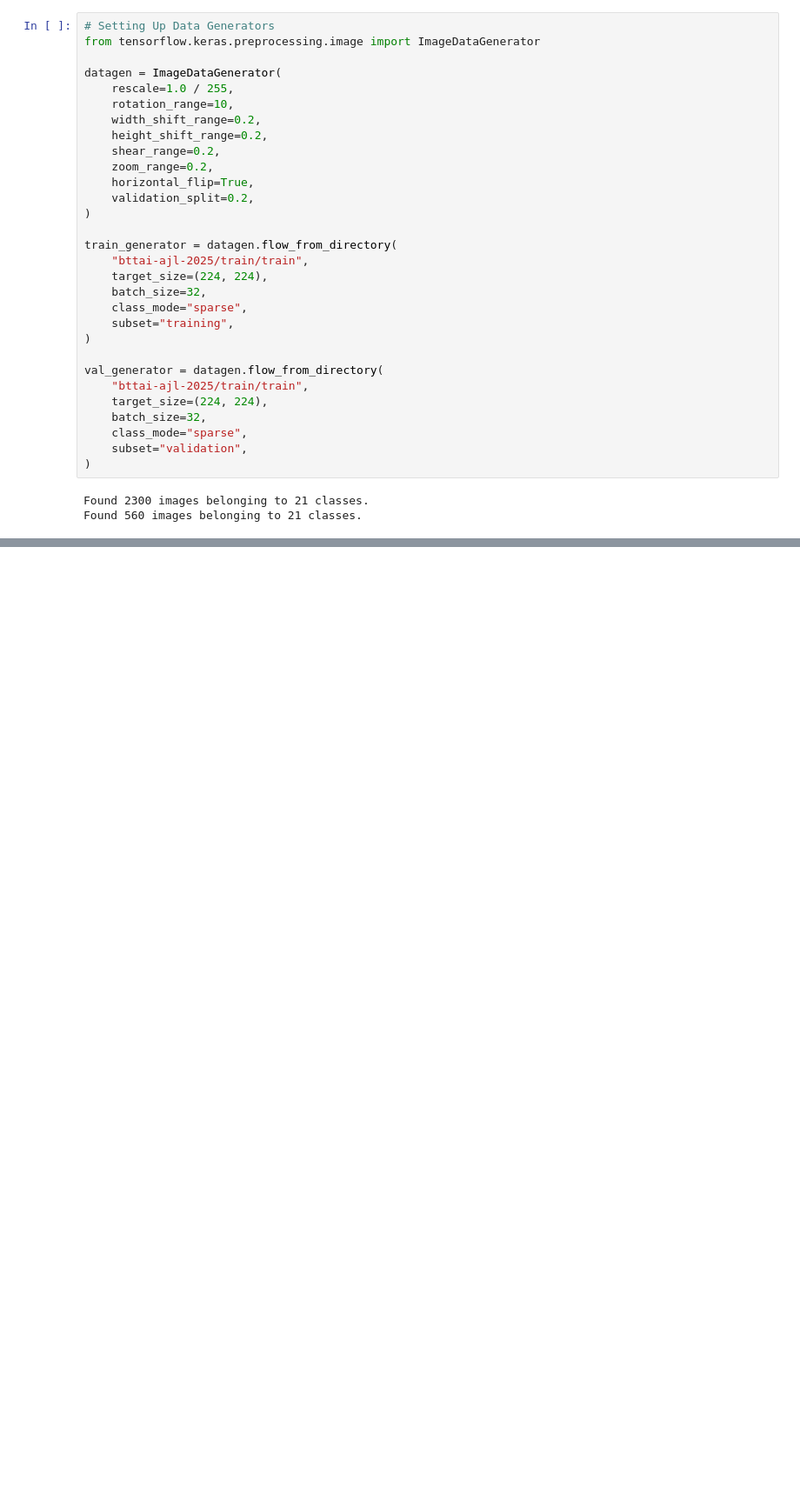
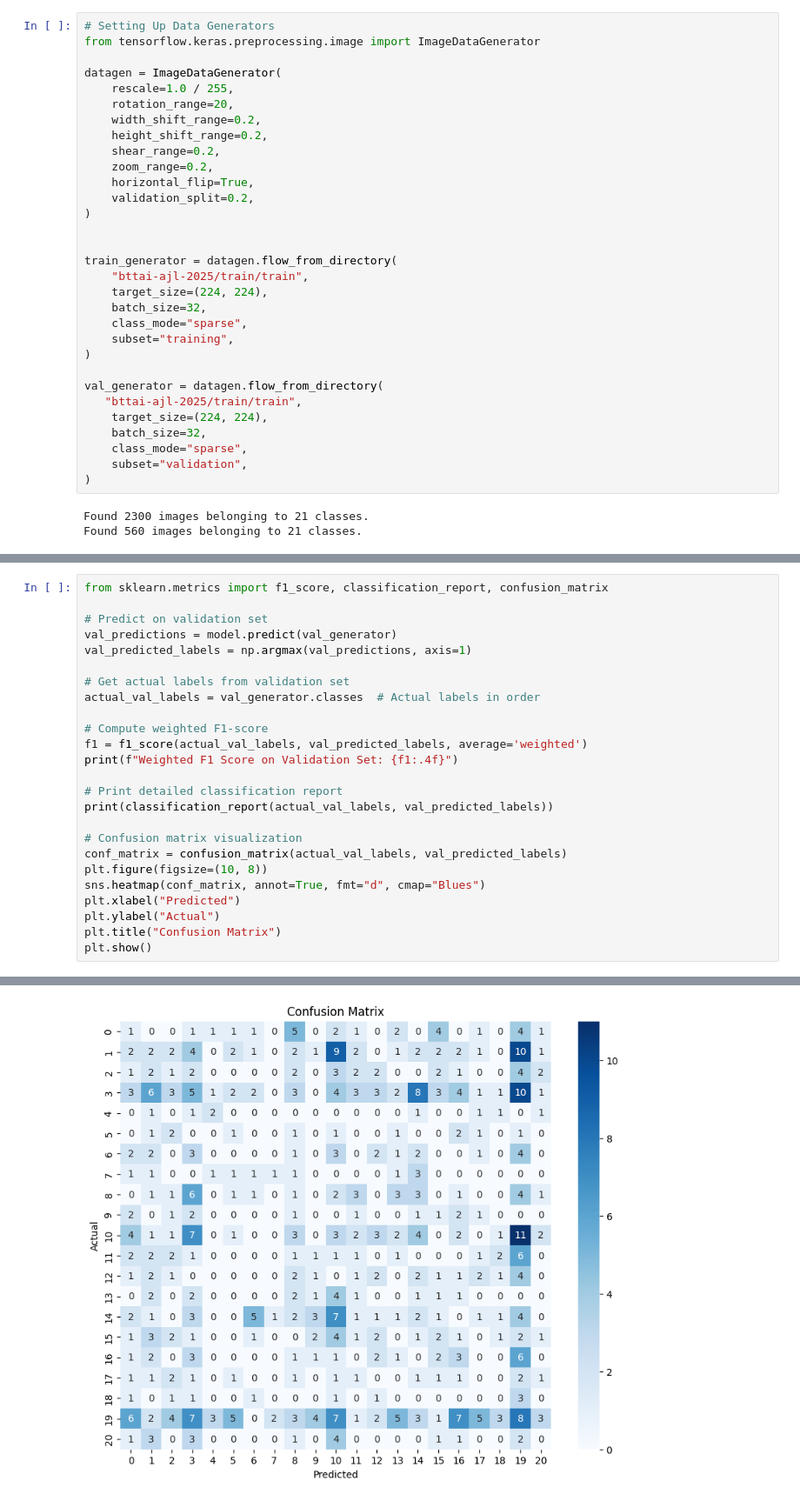
Before and after one commit to Shahed4/AJL-Team-SPF, a Jupyter notebook: AJL_Team_SPF.ipynb, the cells around one changed output, grey strips where cells are left out. Shown: that part at 87% size. Cells and saved outputs as stored; diff of their text form; blank space fills up the shorter version.

Commit message:
Final Tuned Model

```diff
--- a/AJL_Team_SPF.ipynb
+++ b/AJL_Team_SPF.ipynb
@@ -388,7 +316,7 @@ from tensorflow.keras.preprocessing.image import ImageDataGenerator
 
 datagen = ImageDataGenerator(
     rescale=1.0 / 255,
-    rotation_range=10,
+    rotation_range=20,
     width_shift_range=0.2,
     height_shift_range=0.2,
     shear_range=0.2,
@@ -396,6 +324,7 @@ datagen = ImageDataGenerator(
     horizontal_flip=True,
     validation_split=0.2,
 )
+
 
 train_generator = datagen.flow_from_directory(
     "bttai-ajl-2025/train/train",
@@ -406,7 +335,7 @@ train_generator = datagen.flow_from_directory(
 )
 
 val_generator = datagen.flow_from_directory(
-    "bttai-ajl-2025/train/train",
+   "bttai-ajl-2025/train/train",
     target_size=(224, 224),
     batch_size=32,
     class_mode="sparse",
@@ -448,0 +423,26 @@ WARNING:absl:You are saving your model as an HDF5 file via `model.save()` or `ke
+# %%
+from sklearn.metrics import f1_score, classification_report, confusion_matrix
+
+# Predict on validation set
+val_predictions = model.predict(val_generator)
+val_predicted_labels = np.argmax(val_predictions, axis=1)
+
+# Get actual labels from validation set
+actual_val_labels = val_generator.classes  # Actual labels in order
+
+# Compute weighted F1-score
+f1 = f1_score(actual_val_labels, val_predicted_labels, average='weighted')
+print(f"Weighted F1 Score on Validation Set: {f1:.4f}")
+
+# Print detailed classification report
+print(classification_report(actual_val_labels, val_predicted_labels))
+
+# Confusion matrix visualization
+conf_matrix = confusion_matrix(actual_val_labels, val_predicted_labels)
+plt.figure(figsize=(10, 8))
+sns.heatmap(conf_matrix, annot=True, fmt="d", cmap="Blues")
+plt.xlabel("Predicted")
+plt.ylabel("Actual")
+plt.title("Confusion Matrix")
+plt.show()
+# %% [output]
@@ -448,0 +466 @@ WARNING:absl:You are saving your model as an HDF5 file via `model.save()` or `ke
+[figure, added]
```
Also changed, not shown: parts of 13 cells of this notebook.
